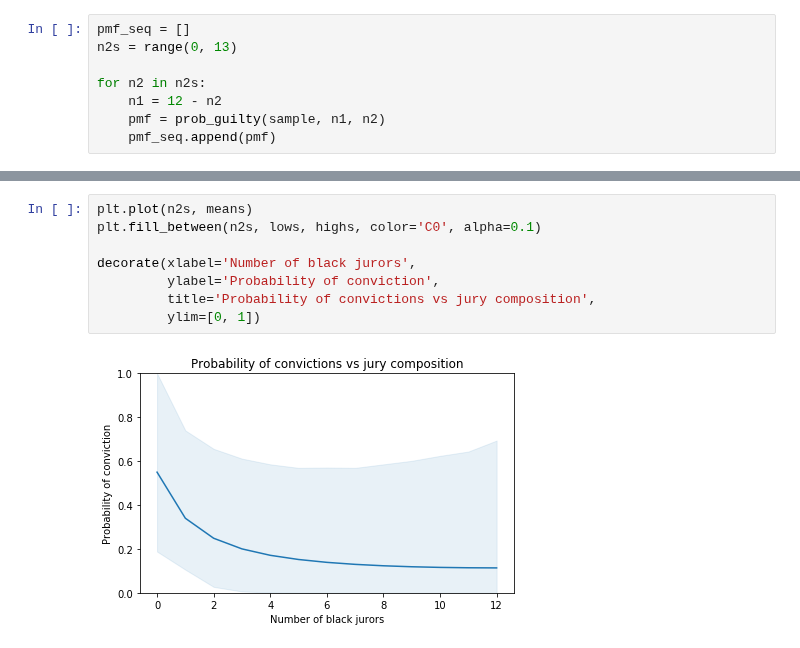
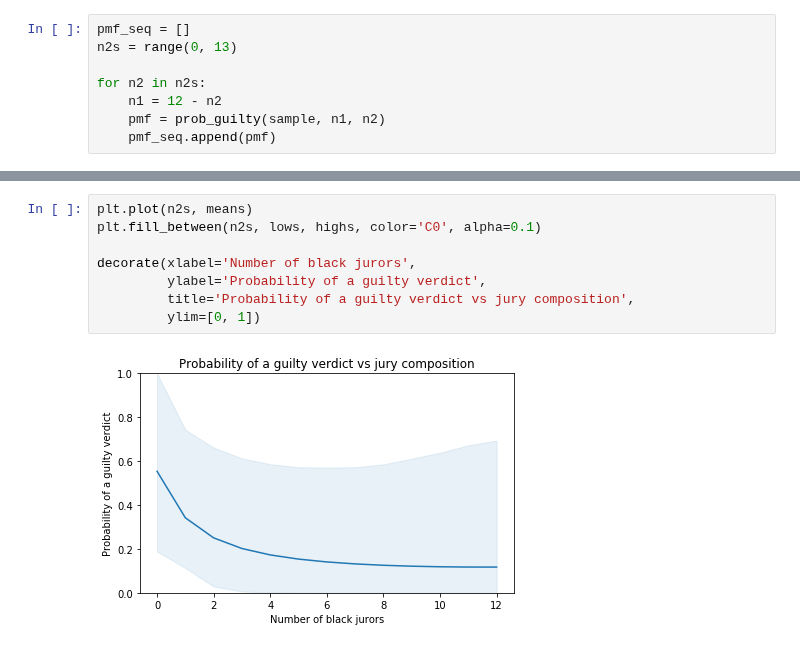
Before and after one commit to AllenDowney/ThinkBayes2, a Jupyter notebook: examples/jury.ipynb, the cells around one changed output, grey strips where cells are left out. Drawn from its saved outputs; the diff is of its cells as text.

Commit message:
Updating jury example

```diff
--- a/examples/jury.ipynb
+++ b/examples/jury.ipynb
@@ -258,10 +288,10 @@ highs = [pmf.quantile(0.95) for pmf in pmf_seq]
 # %%
 plt.plot(n2s, means)
 plt.fill_between(n2s, lows, highs, color='C0', alpha=0.1)
 
 decorate(xlabel='Number of black jurors',
-         ylabel='Probability of conviction',
-         title='Probability of convictions vs jury composition',
+         ylabel='Probability of a guilty verdict',
+         title='Probability of a guilty verdict vs jury composition',
          ylim=[0, 1])
 # %% [output]
-[figure, old version]
+[figure, new version]
```
Also changed, not shown: parts of 20 cells of this notebook.
